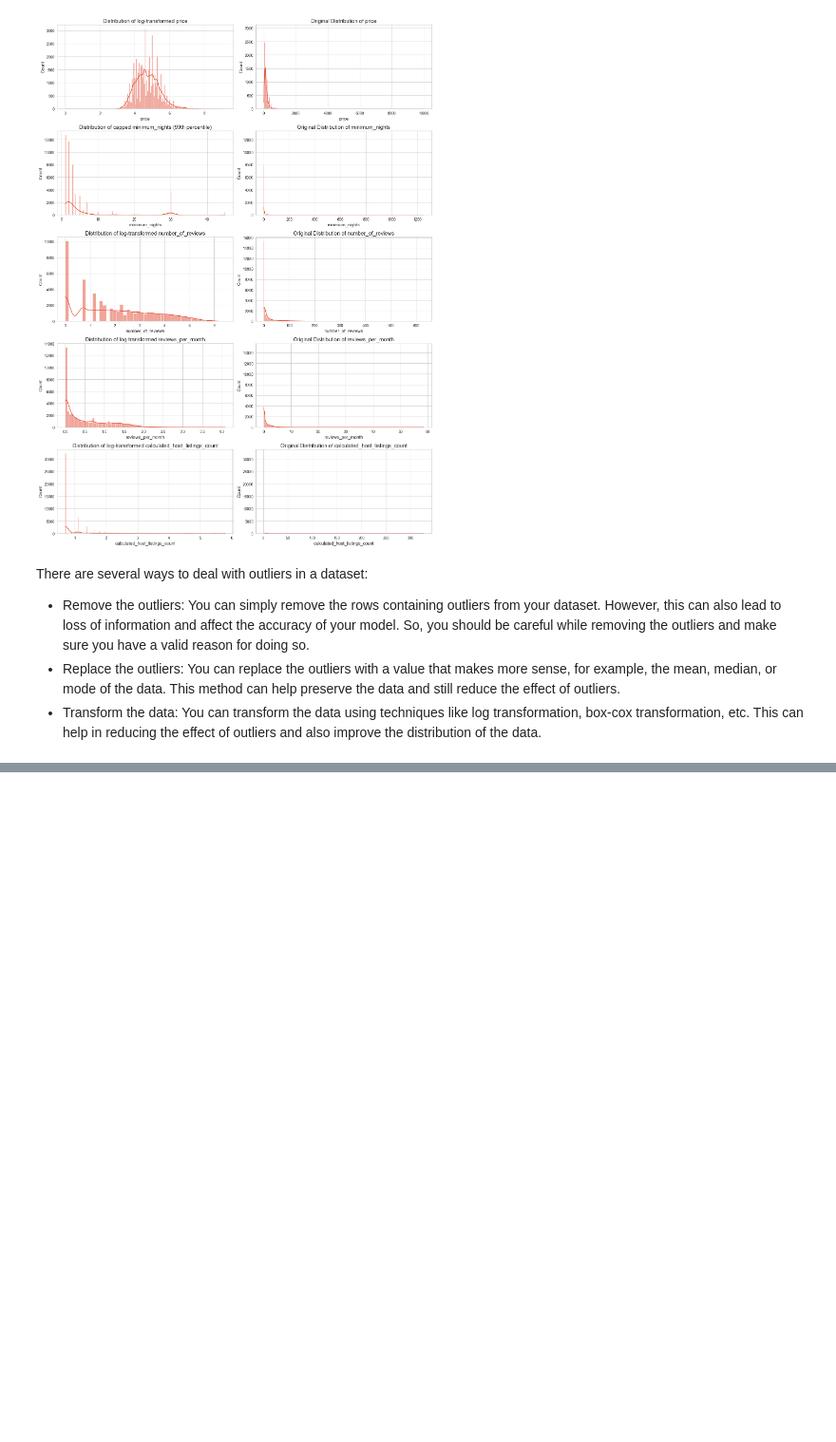
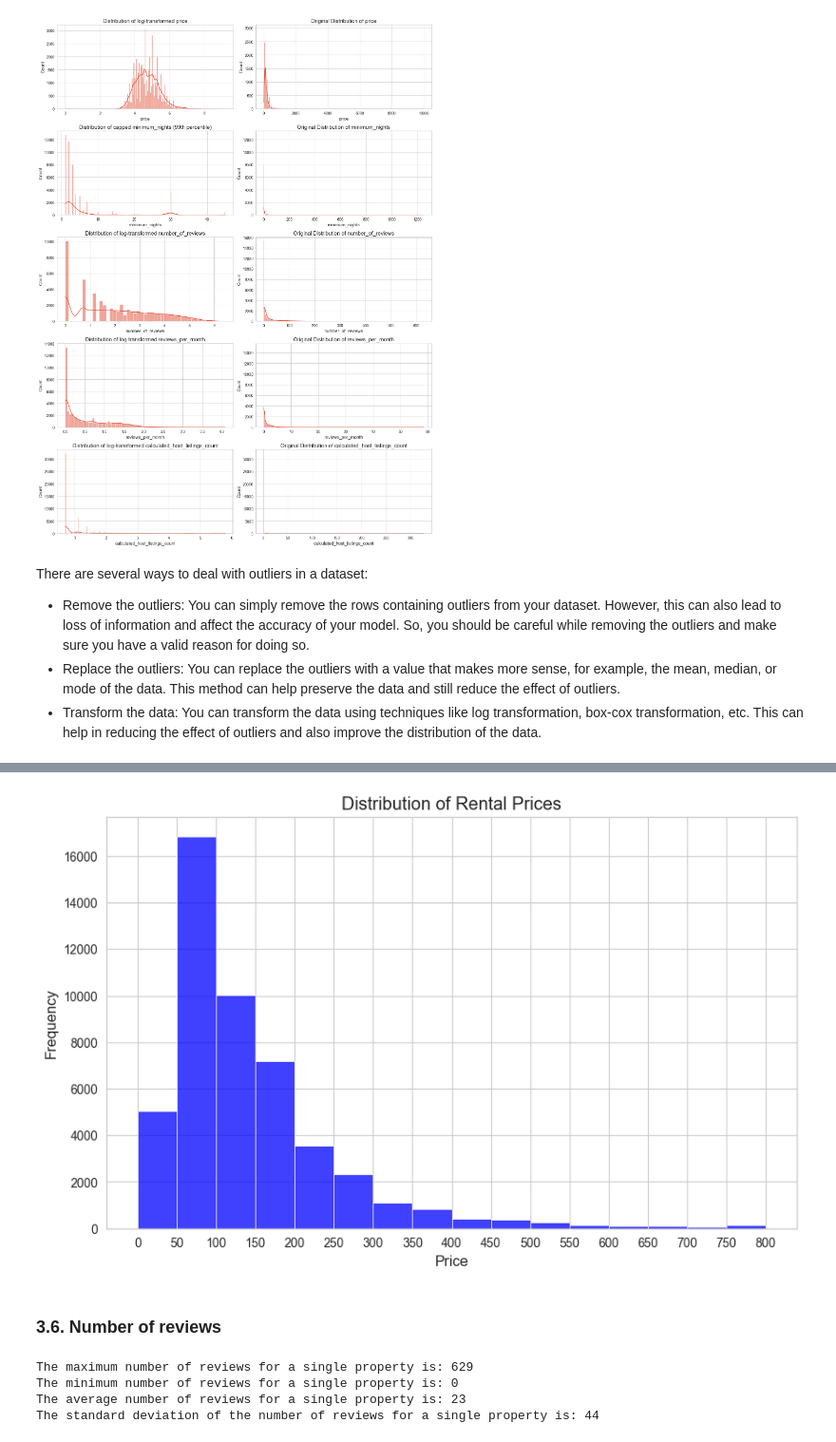
Before and after one commit to diogo-costa-silva/data-science-notebooks, a Jupyter notebook: nyc_airbnb-open-data/nyc-airbnb-analysis.ipynb, the cells around one changed output, grey strips where cells are left out. Shown at 95% size. Cells and saved outputs as stored; diff of their text form; code cells hidden in the pictures; blank space fills up the shorter version.

```diff
--- a/nyc_airbnb-open-data/nyc-airbnb-analysis.ipynb
+++ b/nyc_airbnb-open-data/nyc-airbnb-analysis.ipynb
@@ -696,0 +734,30 @@ In summary, rental prices in New York City vary greatly, with some extremely exp
+# %%
+# Seaborn histogram with x-axis limit, binwidth of 50, and x-ticks
+plt.figure(figsize=(10, 6))
+sns.histplot(df[df['price'] <= 800], x='price', binwidth=50, kde=False, color='blue')
+plt.title('Distribution of Rental Prices')
+plt.xlabel('Price')
+plt.ylabel('Frequency')
+plt.xticks(np.arange(0, 801, 50))
+plt.show()
+# %% [output]
+[figure, added]
+# %% [markdown]
+### 3.6. Number of reviews
+# %%
+# Statistics of Reviews
+reviews = df.loc[: , 'number_of_reviews']
+
+max_reviews = np.max(reviews)
+print('The maximum number of reviews for a single property is:', max_reviews)
+min_reviews = np.min(reviews)
+print('The minimum number of reviews for a single property is:', min_reviews)
+average_reviews = np.mean(reviews)
+print('The average number of reviews for a single property is:', int(average_reviews))
+std_dev_reviews = np.std(reviews)
+print('The standard deviation of the number of reviews for a single property is:', int(std_dev_reviews))
+# %% [output]
+The maximum number of reviews for a single property is: 629
+The minimum number of reviews for a single property is: 0
+The average number of reviews for a single property is: 23
+The standard deviation of the number of reviews for a single property is: 44
```
Also changed, not shown: parts of 36 cells of this notebook.
